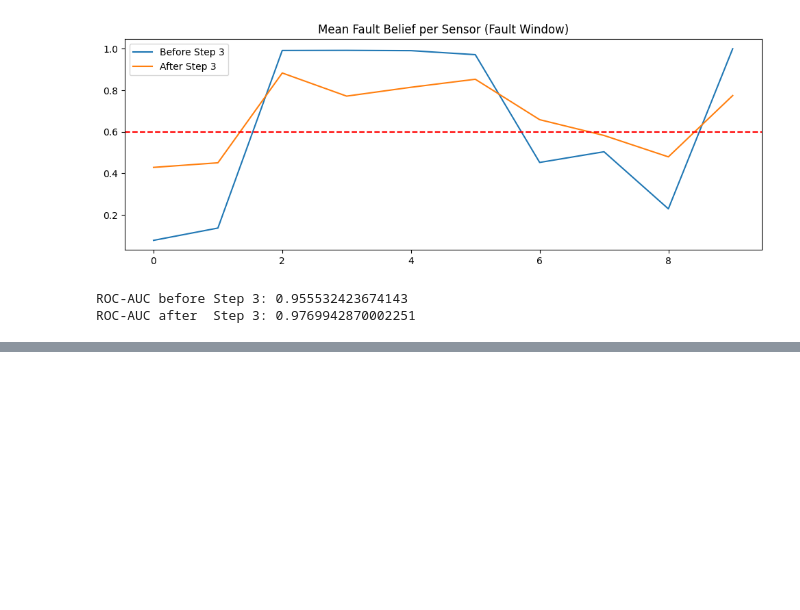
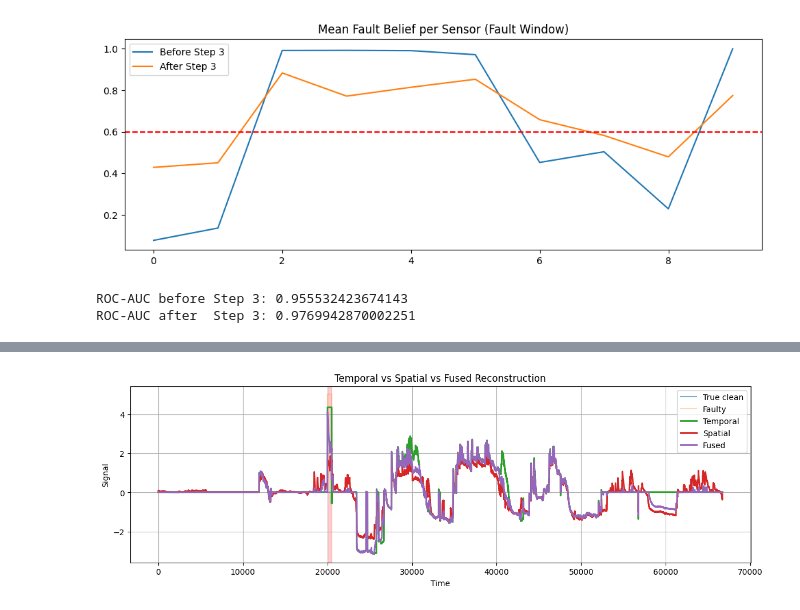
Before and after one commit to prateek-g-bit/Fault-Tolerance-System, a Jupyter notebook: fault-tolerant-system-v1.ipynb, the cells around one changed output, grey strips where cells are left out. Saved outputs shown, nothing was run; the diff lists cells and outputs as text; code cells hidden in the pictures; blank space fills up the shorter version.

```diff
--- a/fault-tolerant-system-v1.ipynb
+++ b/fault-tolerant-system-v1.ipynb
@@ -1515,0 +1807,17 @@ ROC-AUC after  Step 3: 0.9769942870002251
+# %%
+plt.figure(figsize=(14,4))
+plt.plot(Y_true[:, sensor_idx], label="True clean", alpha=0.6)
+plt.plot(X_fault[:, sensor_idx], label="Faulty", alpha=0.3)
+plt.plot(X_temp_hat[:, sensor_idx], label="Temporal", linewidth=2)
+plt.plot(X_spatial_hat[:, sensor_idx], label="Spatial", linewidth=2)
+plt.plot(X_fused[:, sensor_idx], label="Fused", linewidth=2)
+
+plt.axvspan(FAULT_START, FAULT_END, color="red", alpha=0.2)
+plt.xlabel("Time")
+plt.ylabel("Signal")
+plt.title("Temporal vs Spatial vs Fused Reconstruction")
+plt.legend()
+plt.grid(True)
+plt.show()
+# %% [output]
+[figure, added]
```
Also changed, not shown: parts of 19 cells of this notebook.
